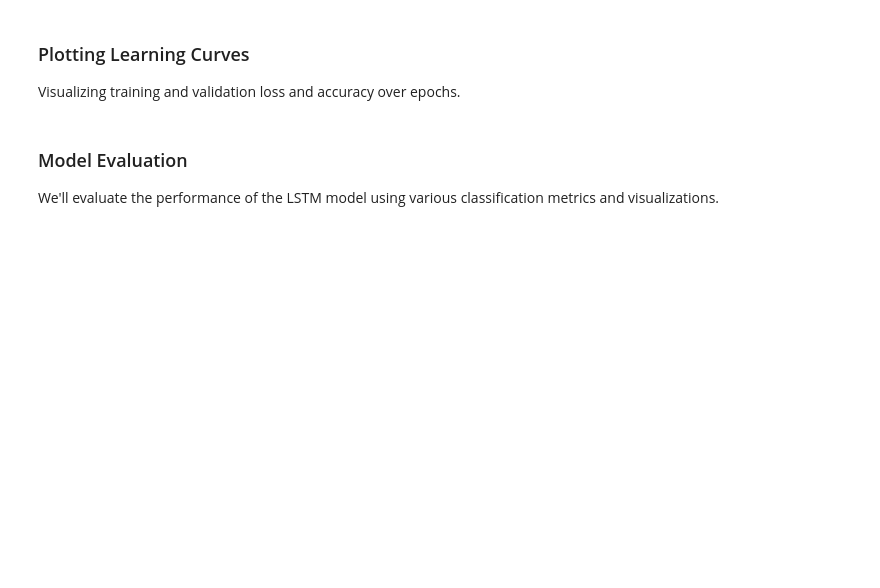
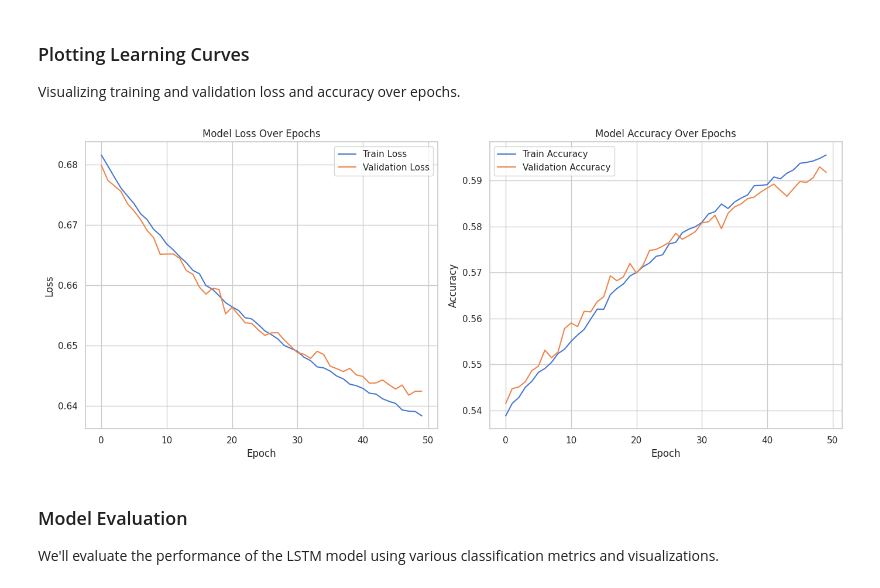
Before and after one commit to triggor/nyse-prediction, a Jupyter notebook: src/nyse_price_dir.ipynb, the cells around one changed output. Drawn from its saved outputs; the diff is of its cells as text; code cells hidden in the pictures; blank space fills up the shorter version.

Commit message:
MH:LSTM, 50 back, 50 epoch, best model

```diff
--- a/src/nyse_price_dir.ipynb
+++ b/src/nyse_price_dir.ipynb
@@ -560,36 +584,38 @@ Visualizing training and validation loss and accuracy over epochs.
 # %%
 # Plot training & validation loss values
 plt.figure(figsize=(14,6))
 
 plt.subplot(1, 2, 1)
 plt.plot(history.history['loss'], label='Train Loss')
 plt.plot(history.history['val_loss'], label='Validation Loss')
 plt.title('Model Loss Over Epochs')
 plt.ylabel('Loss')
 plt.xlabel('Epoch')
 plt.legend()
 
-# # Plot training & validation accuracy values
+# Plot training & validation accuracy values
+plt.subplot(1, 2, 2)
+plt.plot(history.history['accuracy'], label='Train Accuracy')
+plt.plot(history.history['val_accuracy'], label='Validation Accuracy')
+plt.title('Model Accuracy Over Epochs')
+plt.ylabel('Accuracy')
+plt.xlabel('Epoch')
+plt.legend()
+
+# # Plot training & validation AUC values
 # plt.subplot(1, 2, 2)
-# plt.plot(history.history['accuracy'], label='Train Accuracy')
-# plt.plot(history.history['val_accuracy'], label='Validation Accuracy')
-# plt.title('Model Accuracy Over Epochs')
-# plt.ylabel('Accuracy')
+# plt.plot(history.history['AUC'], label='Train AUC')
+# plt.plot(history.history['val_AUC'], label='Validation AUC')
+# plt.title('Model AUC Over Epochs')
+# plt.ylabel('AUC')
 # plt.xlabel('Epoch')
 # plt.legend()
-
-# Plot training & validation AUC values
-plt.subplot(1, 2, 2)
-plt.plot(history.history['AUC'], label='Train AUC')
-plt.plot(history.history['val_AUC'], label='Validation AUC')
-plt.title('Model AUC Over Epochs')
-plt.ylabel('AUC')
-plt.xlabel('Epoch')
-plt.legend()
 
 
 plt.tight_layout()
 plt.show()
+# %% [output]
+[figure, added]
 # %% [markdown]
 ### Model Evaluation
 We'll evaluate the performance of the LSTM model using various classification metrics and visualizations.
```
Also changed, not shown: parts of 14 cells of this notebook, 1 other file.
